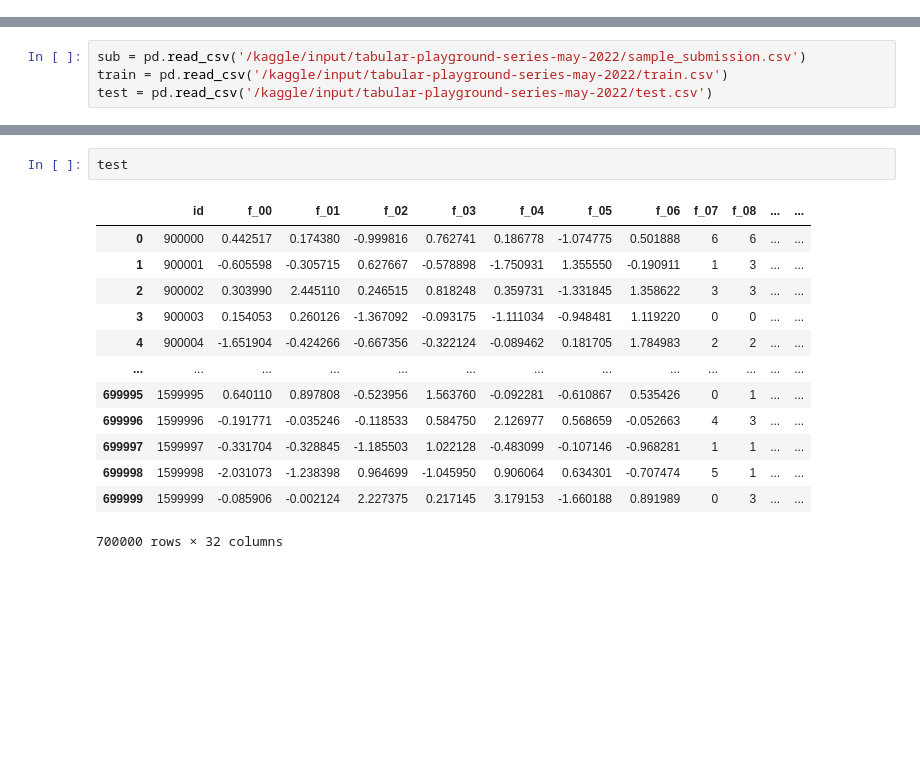
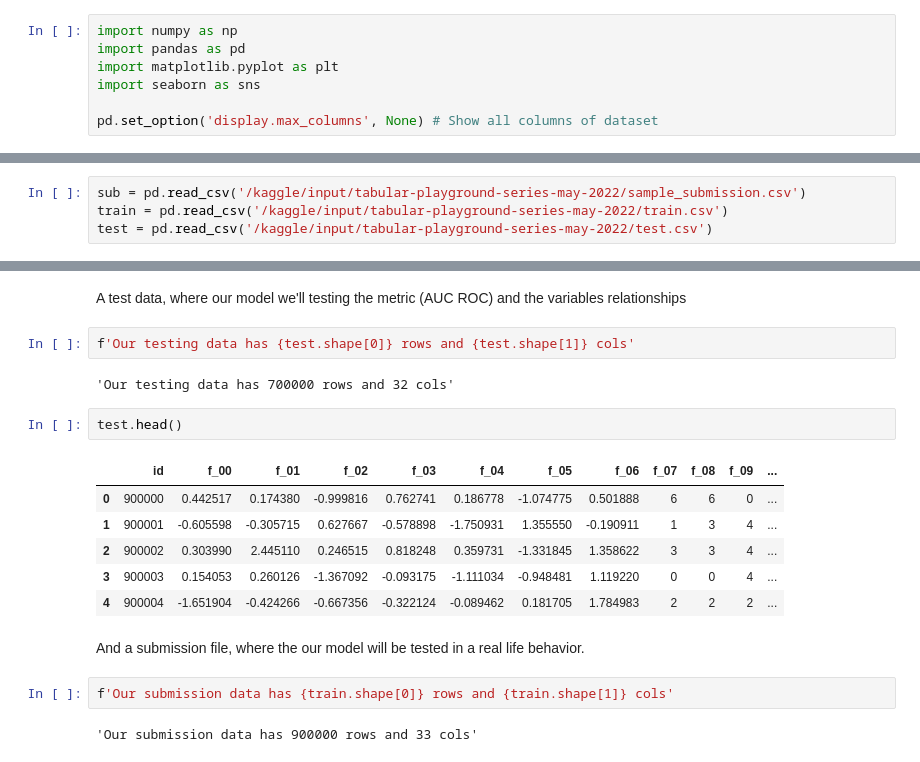
Before and after one commit to barbosarafael/kaggleCompetitions, a Jupyter notebook: firstnotebook-tabular-playground-series-may-2022.ipynb, the cells around one changed output, grey strips where cells are left out. Saved outputs shown, nothing was run; the diff lists cells and outputs as text; blank space fills up the shorter version.

```diff
--- a/firstnotebook-tabular-playground-series-may-2022.ipynb
+++ b/firstnotebook-tabular-playground-series-may-2022.ipynb
@@ -32,0 +13,7 @@ for dirname, _, filenames in os.walk('/kaggle/input'):
+# %%
+import numpy as np
+import pandas as pd
+import matplotlib.pyplot as plt
+import seaborn as sns
+
+pd.set_option('display.max_columns', None) # Show all columns of dataset
@@ -37,16 +41,21 @@ test = pd.read_csv('/kaggle/input/tabular-playground-series-may-2022/test.csv')
+# %% [markdown]
+A test data, where our model we'll testing the metric (AUC ROC) and the variables relationships
+# %%
+f'Our testing data has {test.shape[0]} rows and {test.shape[1]} cols'
+# %% [output]
+'Our testing data has 700000 rows and 32 cols'
 # %%
-test
+test.head()
 # %% [output]
-|  | id | f_00 | f_01 | f_02 | f_03 | f_04 | f_05 | f_06 | f_07 | f_08 | ... | ... |
-| 0 | 900000 | 0.442517 | 0.174380 | -0.999816 | 0.762741 | 0.186778 | -1.074775 | 0.501888 | 6 | 6 | ... | ... |
-| 1 | 900001 | -0.605598 | -0.305715 | 0.627667 | -0.578898 | -1.750931 | 1.355550 | -0.190911 | 1 | 3 | ... | ... |
-| 2 | 900002 | 0.303990 | 2.445110 | 0.246515 | 0.818248 | 0.359731 | -1.331845 | 1.358622 | 3 | 3 | ... | ... |
-| 3 | 900003 | 0.154053 | 0.260126 | -1.367092 | -0.093175 | -1.111034 | -0.948481 | 1.119220 | 0 | 0 | ... | ... |
-| 4 | 900004 | -1.651904 | -0.424266 | -0.667356 | -0.322124 | -0.089462 | 0.181705 | 1.784983 | 2 | 2 | ... | ... |
-| ... | ... | ... | ... | ... | ... | ... | ... | ... | ... | ... | ... | ... |
-| 699995 | 1599995 | 0.640110 | 0.897808 | -0.523956 | 1.563760 | -0.092281 | -0.610867 | 0.535426 | 0 | 1 | ... | ... |
-| 699996 | 1599996 | -0.191771 | -0.035246 | -0.118533 | 0.584750 | 2.126977 | 0.568659 | -0.052663 | 4 | 3 | ... | ... |
-| 699997 | 1599997 | -0.331704 | -0.328845 | -1.185503 | 1.022128 | -0.483099 | -0.107146 | -0.968281 | 1 | 1 | ... | ... |
-| 699998 | 1599998 | -2.031073 | -1.238398 | 0.964699 | -1.045950 | 0.906064 | 0.634301 | -0.707474 | 5 | 1 | ... | ... |
-| 699999 | 1599999 | -0.085906 | -0.002124 | 2.227375 | 0.217145 | 3.179153 | -1.660188 | 0.891989 | 0 | 3 | ... | ... |
+|  | id | f_00 | f_01 | f_02 | f_03 | f_04 | f_05 | f_06 | f_07 | f_08 | f_09 | ... |
+| 0 | 900000 | 0.442517 | 0.174380 | -0.999816 | 0.762741 | 0.186778 | -1.074775 | 0.501888 | 6 | 6 | 0 | ... |
+| 1 | 900001 | -0.605598 | -0.305715 | 0.627667 | -0.578898 | -1.750931 | 1.355550 | -0.190911 | 1 | 3 | 4 | ... |
+| 2 | 900002 | 0.303990 | 2.445110 | 0.246515 | 0.818248 | 0.359731 | -1.331845 | 1.358622 | 3 | 3 | 4 | ... |
+| 3 | 900003 | 0.154053 | 0.260126 | -1.367092 | -0.093175 | -1.111034 | -0.948481 | 1.119220 | 0 | 0 | 4 | ... |
+| 4 | 900004 | -1.651904 | -0.424266 | -0.667356 | -0.322124 | -0.089462 | 0.181705 | 1.784983 | 2 | 2 | 2 | ... |
-700000 rows × 32 columns
+# %% [markdown]
+And a submission file, where the our model will be tested in a real life behavior.
+# %%
+f'Our submission data has {train.shape[0]} rows and {train.shape[1]} cols'
+# %% [output]
+'Our submission data has 900000 rows and 33 cols'
```
Also changed, not shown: parts of 17 cells of this notebook.
